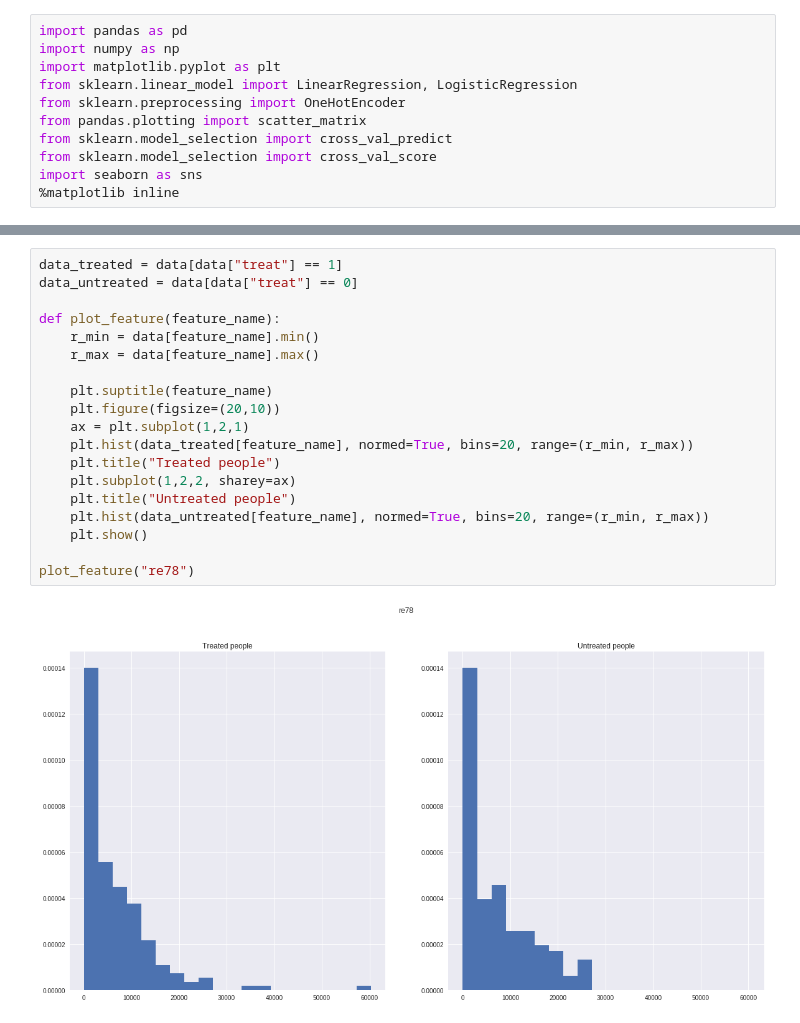
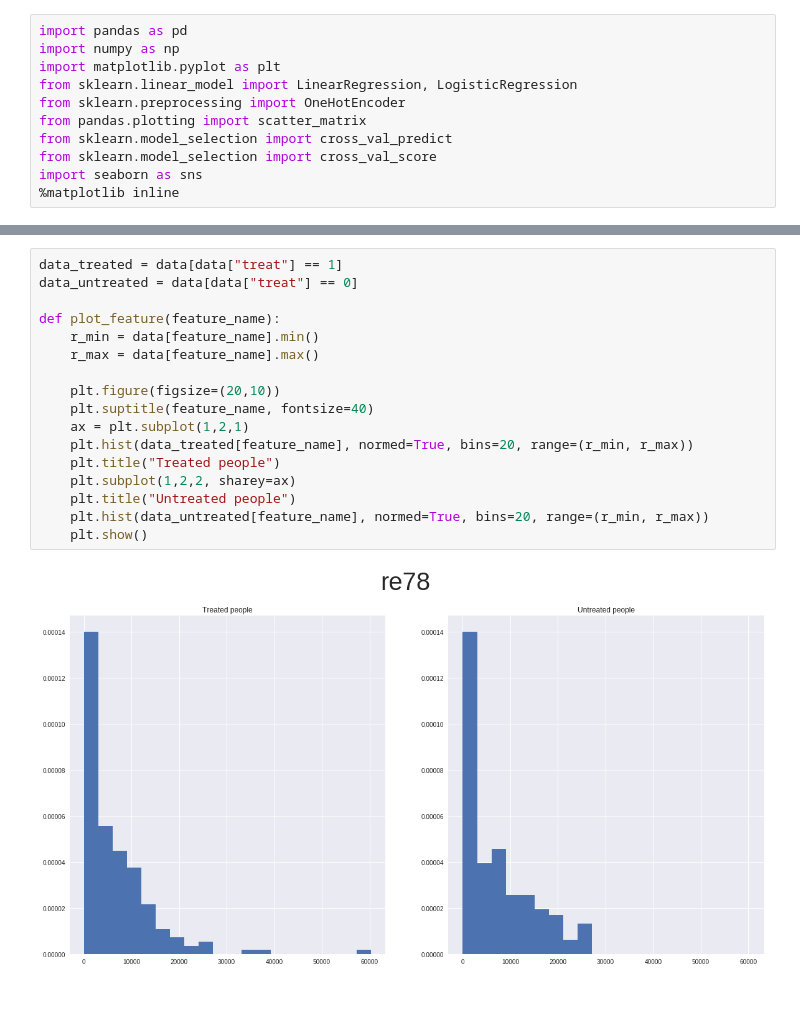
Before and after one commit to brunowicht/ada_project, a Jupyter notebook: 04 - Applied ML/Homework4.ipynb, the cells around one changed output, grey strips where cells are left out. Drawn from its saved outputs; the diff is of its cells as text.

```diff
--- a/04 - Applied ML/Homework4.ipynb
+++ b/04 - Applied ML/Homework4.ipynb
@@ -27,21 +27,19 @@ data.describe()
 # %%
 data_treated = data[data["treat"] == 1]
 data_untreated = data[data["treat"] == 0]
 
 def plot_feature(feature_name):
     r_min = data[feature_name].min()
     r_max = data[feature_name].max()
 
-    plt.suptitle(feature_name)
     plt.figure(figsize=(20,10))
+    plt.suptitle(feature_name, fontsize=40)
     ax = plt.subplot(1,2,1)
     plt.hist(data_treated[feature_name], normed=True, bins=20, range=(r_min, r_max))
     plt.title("Treated people")
     plt.subplot(1,2,2, sharey=ax)
     plt.title("Untreated people")
     plt.hist(data_untreated[feature_name], normed=True, bins=20, range=(r_min, r_max))
     plt.show()
-
-plot_feature("re78")
 # %% [output]
-[figure, old version]
+[figure, new version]
```
Also changed, not shown: parts of 2 cells of this notebook.
